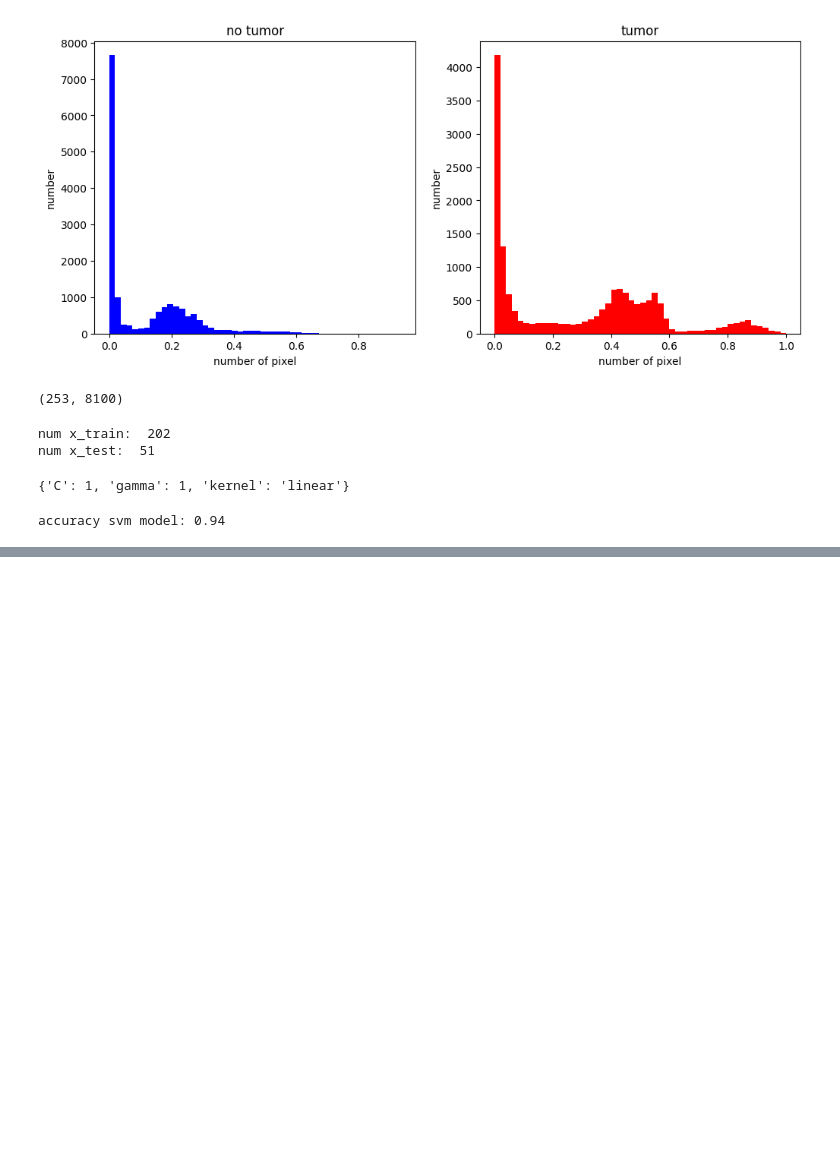
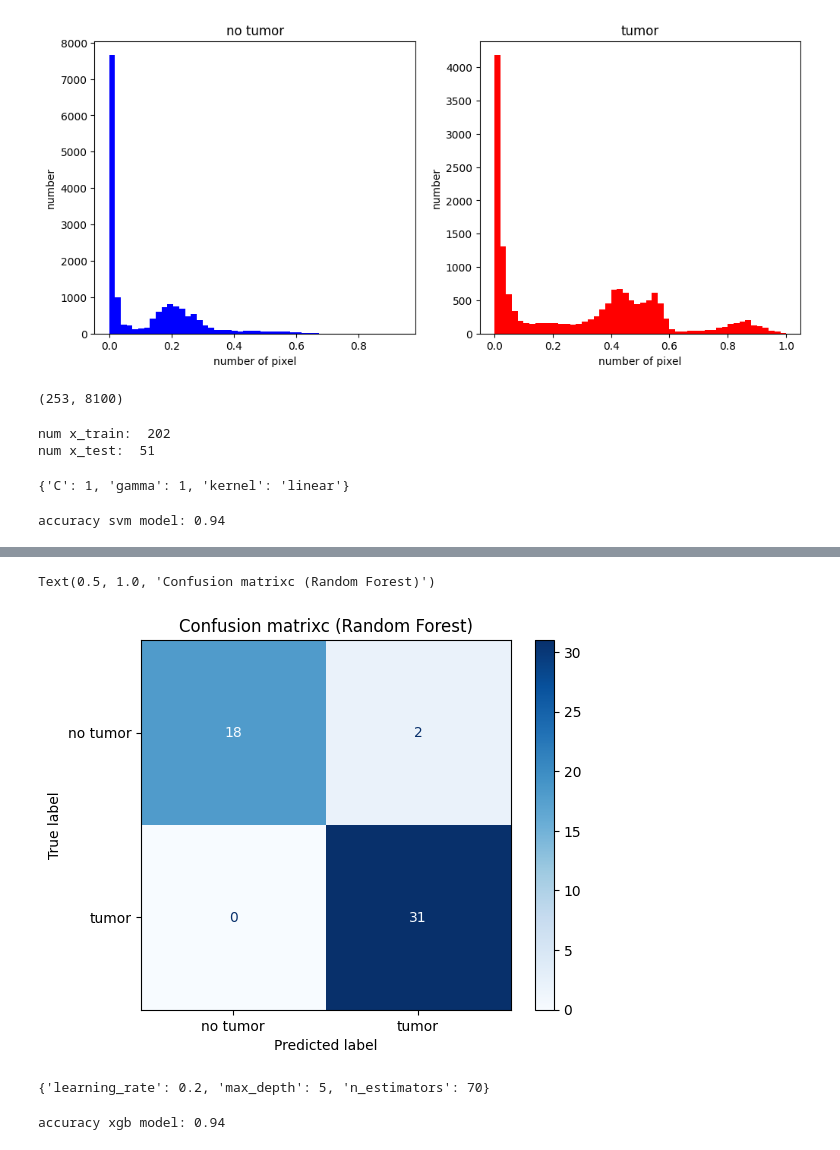
Before and after one commit to Aliakbar-omidi/Brain-Tumor-Detection, a Jupyter notebook: main.ipynb, the cells around one changed output, grey strips where cells are left out. Saved outputs shown, nothing was run; the diff lists cells and outputs as text; code cells hidden in the pictures; blank space fills up the shorter version.

```diff
--- a/main.ipynb
+++ b/main.ipynb
@@ -127,0 +164,31 @@ accuracy svm model: 0.94
+# %%
+cm = confusion_matrix(y_test, y_pred_rf)
+disp = ConfusionMatrixDisplay(confusion_matrix=cm, display_labels=["no tumor", "tumor"])
+disp.plot(cmap=plt.cm.Blues)
+disp.ax_.set_title('Confusion matrixc (Random Forest)')
+# %% [output]
+Text(0.5, 1.0, 'Confusion matrixc (Random Forest)')
+[figure, added]
+# %%
+param_grid_xgb = {
+    'n_estimators':[10, 50, 70],
+    'max_depth':[5, 10, 15],
+    'learning_rate':[0.01, 0.1, 0.2],
+}
+
+grid_model = GridSearchCV(XGBClassifier(), param_grid_xgb, scoring='accuracy', cv=5, n_jobs=-1)
+grid_model.fit(x_train, y_train)
+
+best_param_xgb = grid_model.best_params_
+print(best_param_xgb)
+# %% [output]
+{'learning_rate': 0.2, 'max_depth': 5, 'n_estimators': 70}
+# %%
+xgb_model = XGBClassifier(**best_param_xgb)
+xgb_model.fit(x_train, y_train)
+
+y_pred_xgb = xgb_model.predict(x_test)
+accuracy = accuracy_score(y_test, y_pred_xgb)
+print(f"accuracy xgb model: {accuracy:.2f}")
+# %% [output]
+accuracy xgb model: 0.94
```
Also changed, not shown: parts of 11 cells of this notebook.
